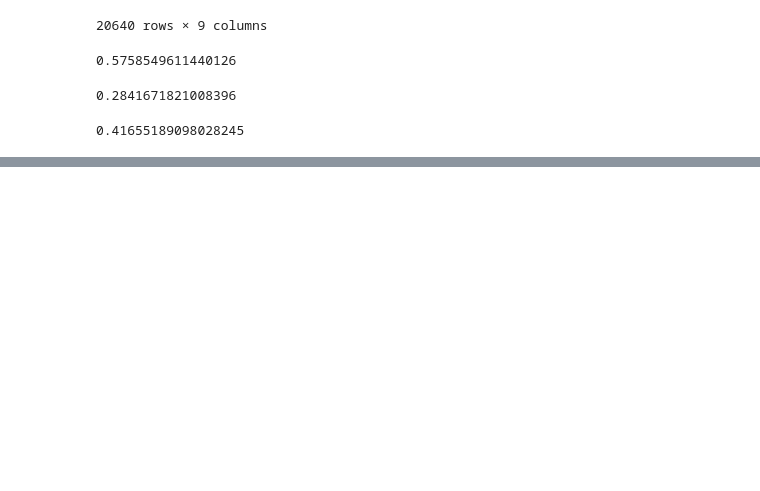
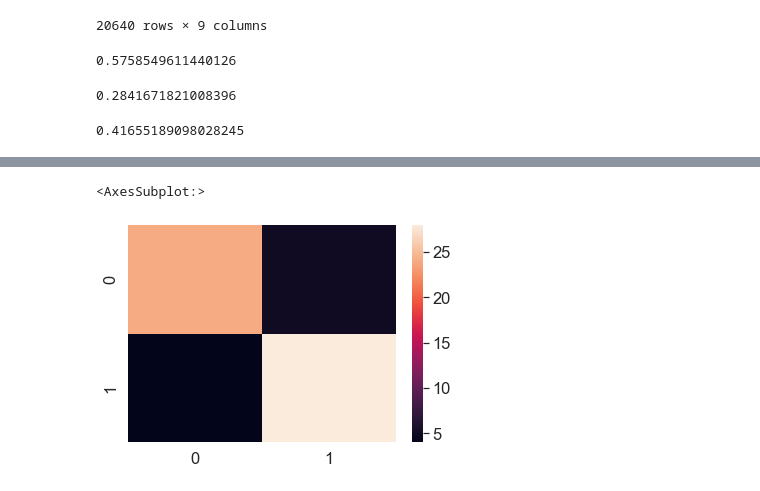
Before and after one commit to Daynil/ztm-machine-learning, a Jupyter notebook: intro-to-scikit-learn.ipynb, the cells around one changed output, grey strips where cells are left out. Drawn from its saved outputs; the diff is of its cells as text; code cells hidden in the pictures; blank space fills up the shorter version.

```diff
--- a/intro-to-scikit-learn.ipynb
+++ b/intro-to-scikit-learn.ipynb
@@ -658,0 +871,10 @@ model.score(X_test, y_test)
+# %%
+import seaborn as sns
+
+sns.set(font_scale=1.5)
+conf_mat = confusion_matrix(y_test, y_preds)
+
+sns.heatmap(conf_mat)
+# %% [output]
+<AxesSubplot:>
+[figure, added]
```
Also changed, not shown: parts of 93 cells of this notebook, 3 other files.
